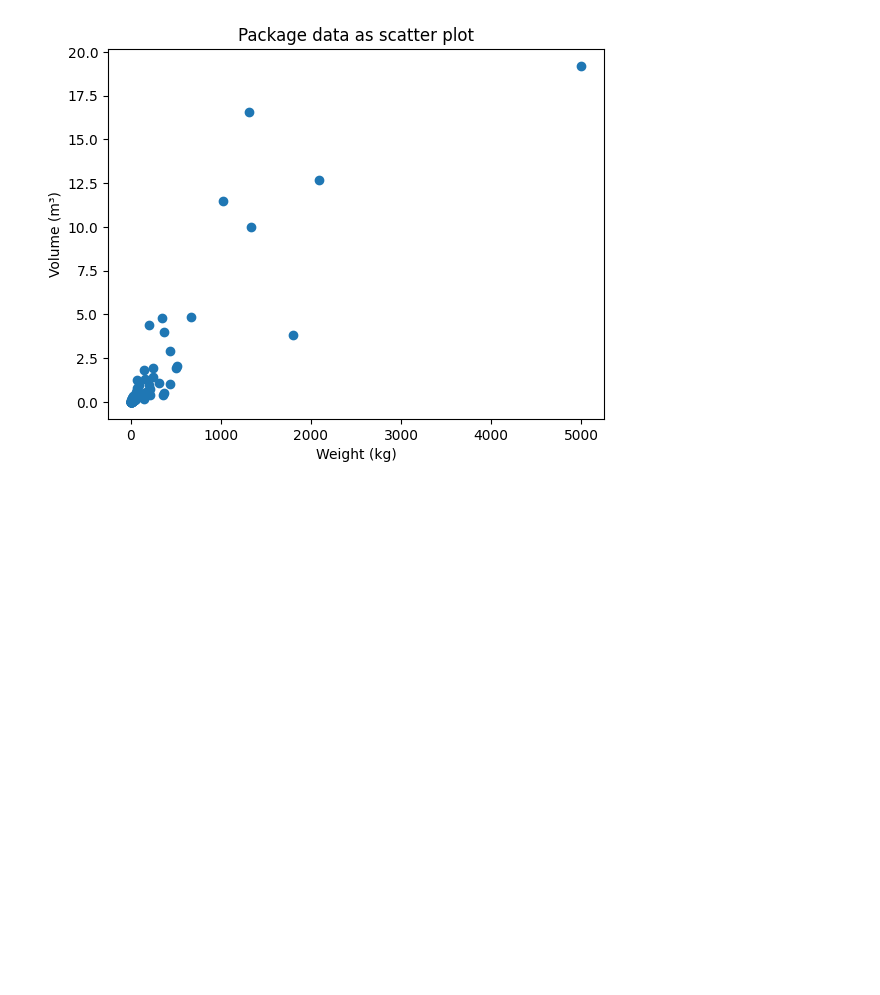
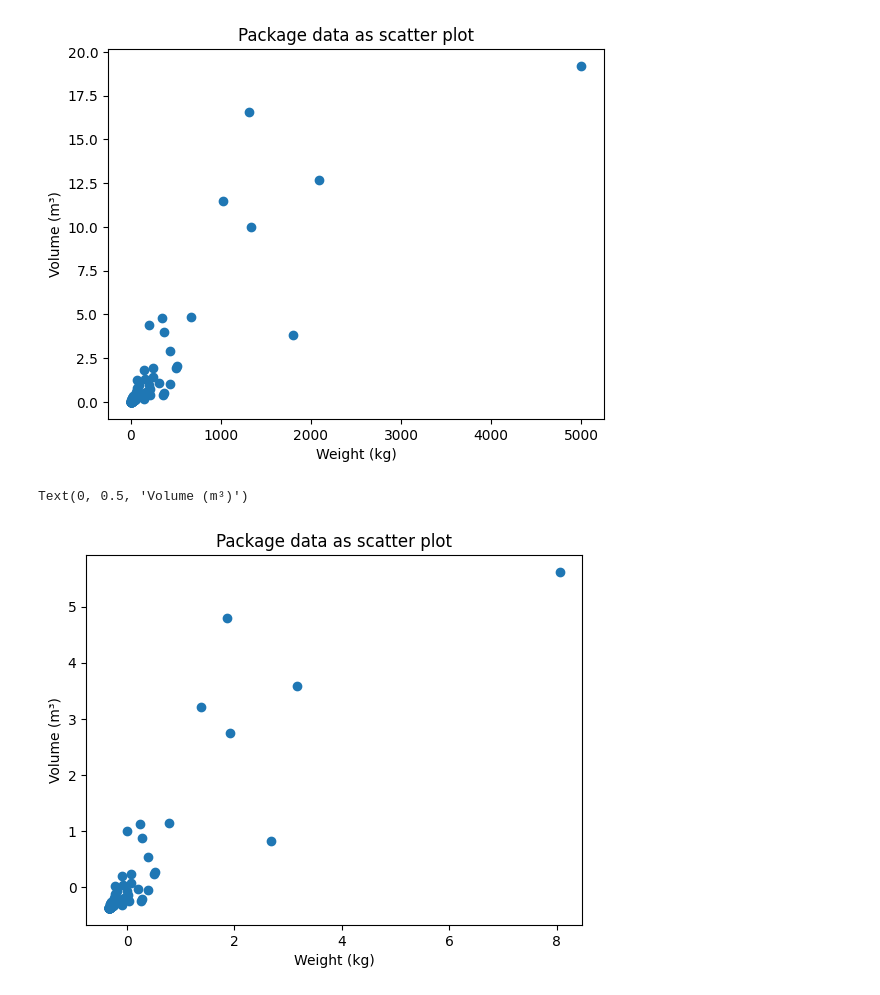
Before and after one commit to FrankCastlepancakes/ClusteringScikitLearn, a Jupyter notebook: notebook.ipynb, the cells around one changed output. Saved outputs shown, nothing was run; the diff lists cells and outputs as text; code cells hidden in the pictures; blank space fills up the shorter version.

```diff
--- a/notebook.ipynb
+++ b/notebook.ipynb
@@ -74,4 +83,19 @@ ylabel("Volume (m³)")
 # %% [output]
 Text(0, 0.5, 'Volume (m³)')
 [figure]
+# %%
+# Normalize data
+scaler = preprocessing.StandardScaler()
+scaled_x = scaler.fit_transform(x)
+scaled_weight = scaled_x[:, :1]
+scaled_volume = scaled_x[:, 4:5]
+
+# Plot data as scatter
+scatter(scaled_weight, scaled_volume)
+title("Package data as scatter plot")
+xlabel("Weight (kg)")
+ylabel("Volume (m³)")
+# %% [output]
+Text(0, 0.5, 'Volume (m³)')
+[figure, added]
 # %%
```
Also changed, not shown: parts of 12 cells of this notebook, 2 other files.
